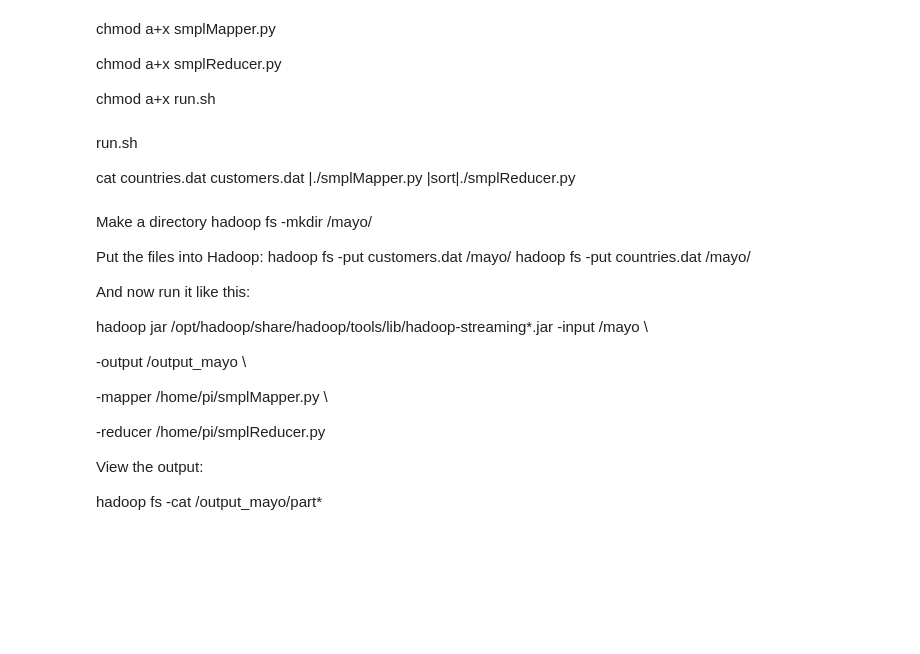
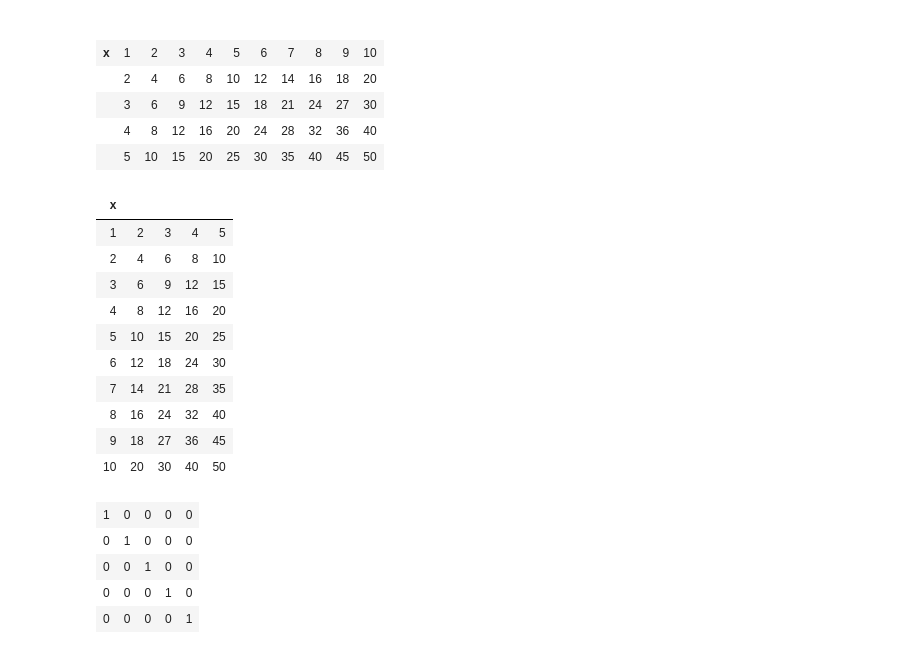
Before and after one commit to drbaguiar/iPythonNotebook, a Jupyter notebook: Untitled.ipynb, the cells around one changed output. Cells and saved outputs as stored; diff of their text form; code cells hidden in the pictures; blank space fills up the shorter version.

```diff
--- a/Untitled.ipynb
+++ b/Untitled.ipynb
@@ -121,31 +1,38 @@ for line in sys.stdin:
-# %% [markdown]
-chmod a+x smplMapper.py
-
-chmod a+x smplReducer.py
-
-chmod a+x run.sh
-# %% [markdown]
-run.sh
-
-cat countries.dat customers.dat |./smplMapper.py |sort|./smplReducer.py
-# %% [markdown]
-Make a directory
-    hadoop fs -mkdir /mayo/
-
-Put the files into Hadoop:
-    hadoop fs -put customers.dat /mayo/
-    hadoop fs -put countries.dat /mayo/
-
-And now run it like this:
-
-hadoop jar /opt/hadoop/share/hadoop/tools/lib/hadoop-streaming*.jar -input /mayo \
-
- -output /output_mayo \
-
- -mapper /home/pi/smplMapper.py \
-
- -reducer /home/pi/smplReducer.py
-
- View the output:
-
- hadoop fs -cat /output_mayo/part*
+# %% [markdown]
+<div class="thetimenow-embeddable-clock" data-type="clock" data-font-color="#000000" data-border-color="#000000" data-background-color="#ffffff" data-font-size="60"></div>
+<script type="text/javascript" src="//code.jquery.com/jquery-2.1.4.min.js"></script>
+<script type="text/javascript" src="http://www.thetimenow.com/ttn-embed.min.js"></script>
+# %%
+x=1:10
+y<-rbind(x,2*x,3*x,4*x,5*x)
+y
+# %% [output]
+| x | 1 | 2 | 3 | 4 | 5 | 6 | 7 | 8 | 9 | 10 |
+|  | 2 | 4 | 6 | 8 | 10 | 12 | 14 | 16 | 18 | 20 |
+|  | 3 | 6 | 9 | 12 | 15 | 18 | 21 | 24 | 27 | 30 |
+|  | 4 | 8 | 12 | 16 | 20 | 24 | 28 | 32 | 36 | 40 |
+|  | 5 | 10 | 15 | 20 | 25 | 30 | 35 | 40 | 45 | 50 |
+# %%
+z<-cbind(x,2*x,3*x,4*x,5*x)
+z
+# %% [output]
+| x |  |  |  |  |
+| 1 | 2 | 3 | 4 | 5 |
+| 2 | 4 | 6 | 8 | 10 |
+| 3 | 6 | 9 | 12 | 15 |
+| 4 | 8 | 12 | 16 | 20 |
+| 5 | 10 | 15 | 20 | 25 |
+| 6 | 12 | 18 | 24 | 30 |
+| 7 | 14 | 21 | 28 | 35 |
+| 8 | 16 | 24 | 32 | 40 |
+| 9 | 18 | 27 | 36 | 45 |
+| 10 | 20 | 30 | 40 | 50 |
+# %%
+# Identity Matrix
+diag(5)
+# %% [output]
+| 1 | 0 | 0 | 0 | 0 |
+| 0 | 1 | 0 | 0 | 0 |
+| 0 | 0 | 1 | 0 | 0 |
+| 0 | 0 | 0 | 1 | 0 |
+| 0 | 0 | 0 | 0 | 1 |
```
Also changed, not shown: parts of 14 cells of this notebook, 55 other files.
